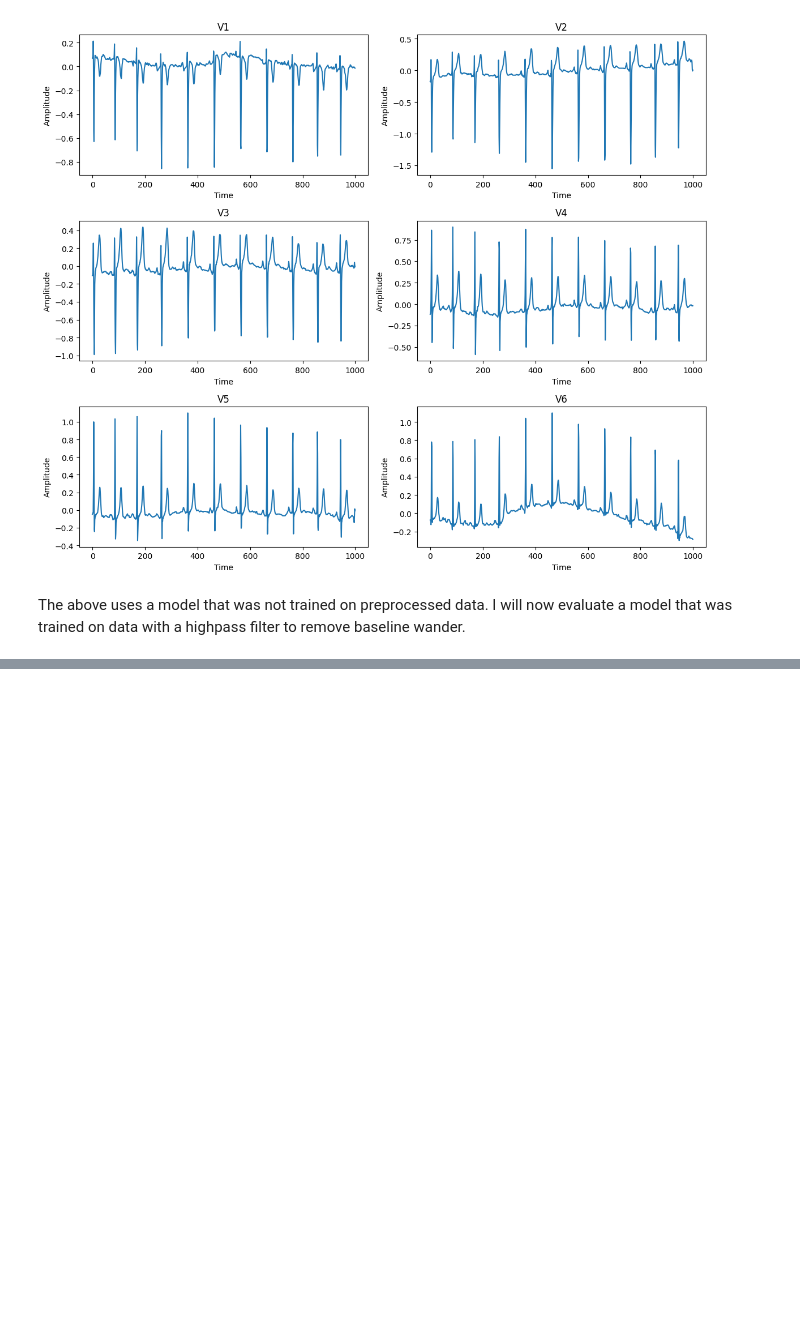
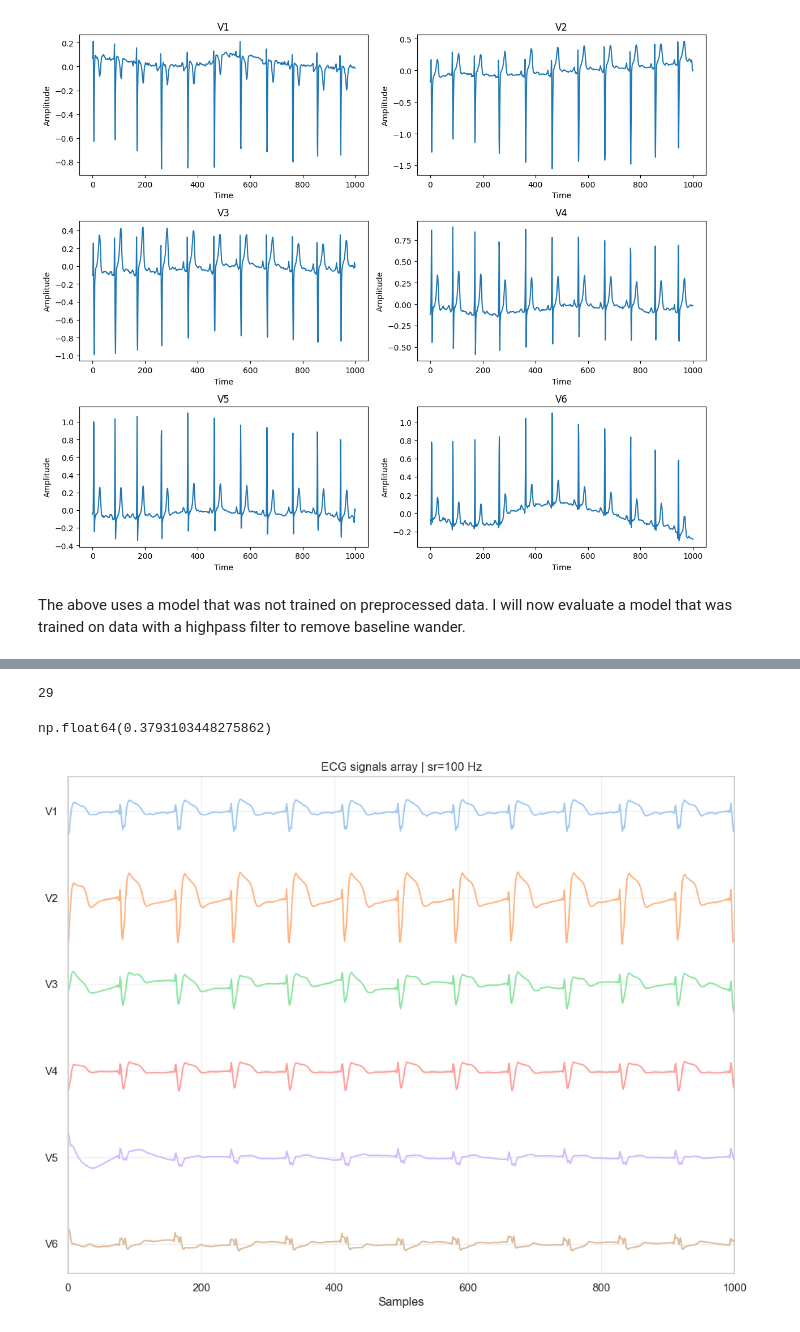
Before and after one commit to Nateml/bachelors_thesis, a Jupyter notebook: notebooks/exploratory/model_analysis.ipynb, the cells around one changed output, grey strips where cells are left out. Saved outputs shown, nothing was run; the diff lists cells and outputs as text; code cells hidden in the pictures; blank space fills up the shorter version.

```diff
--- a/notebooks/exploratory/model_analysis.ipynb
+++ b/notebooks/exploratory/model_analysis.ipynb
@@ -267,0 +300,7 @@ The above uses a model that was not trained on preprocessed data. I will now eva
+# %%
+# Convert to tensor
+val_data_filtered = torch.from_numpy(val_data_filtered).float()
+
+# Reshape to (_, 6, 1000)
+val_data_filtered = val_data_filtered.permute(0, 2, 1)
+print(val_data_filtered.shape)
@@ -267,0 +616,20 @@ The above uses a model that was not trained on preprocessed data. I will now eva
+# %%
+# Lets take a look at how pacemakers affect the ECG signal
+
+# Filter samples that contain pacemakers
+pacemaker_idx = np.where(meta["scp_codes"].apply(lambda x: "PACE" in x.keys()))[0]
+print(len(pacemaker_idx))
+# %% [output]
+29
+# %%
+# Calculate accuracy on pacemaker samples
+pacemaker_acc = set_level_accuracy(predictions=hungarian_preds[pacemaker_idx])
+pacemaker_acc
+# %% [output]
+np.float64(0.3793103448275862)
+# %%
+# Lets take a peek at what the signals look like for the pacemaker samples
+signals = val_data_filtered[pacemaker_idx].cpu().numpy()
+plot_ecg(signals[5], sampling_rate=100)
+# %% [output]
+[figure, added]
```
Also changed, not shown: parts of 65 cells of this notebook, 9 other files.
